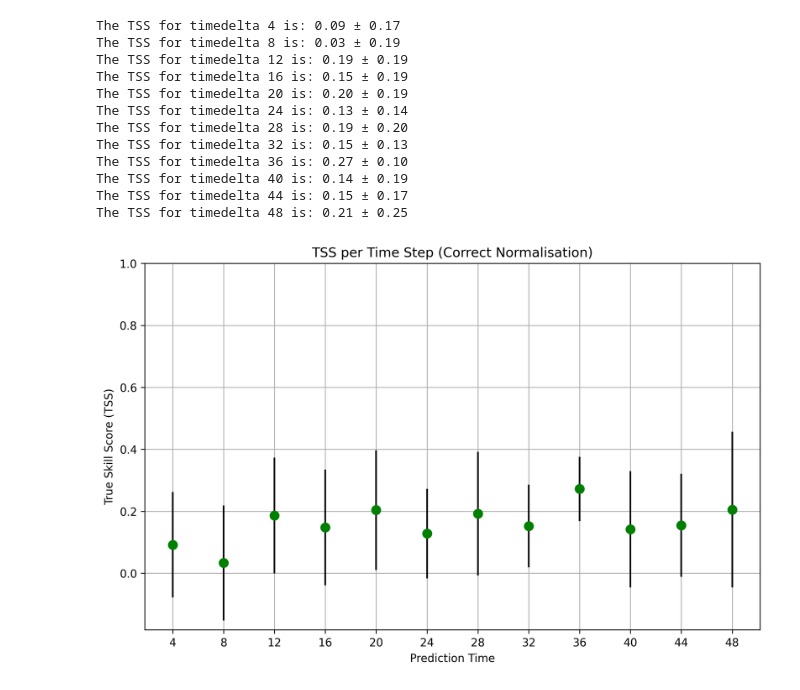
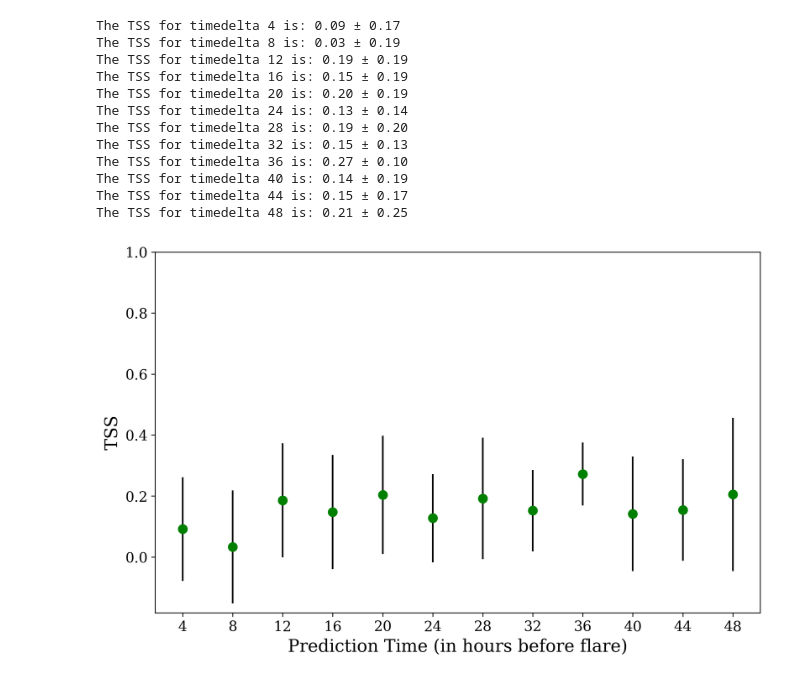
Before and after one commit to nabdeep-patel/flare_cme_association, a Jupyter notebook: Bobra et al. 2016/CME vs Time.ipynb, the cells around one changed output. Drawn from its saved outputs; the diff is of its cells as text; code cells hidden in the pictures.

```diff
--- a/Bobra et al. 2016/CME vs Time.ipynb
+++ b/Bobra et al. 2016/CME vs Time.ipynb
@@ -13,0 +9,13 @@ Drive already mounted at /content/drive; to attempt to forcibly remount, call dr
+# %%
+plt.rcParams.update({
+    "font.family": "serif",
+    "font.size": 14,            # base font size
+    "axes.labelsize": 16,       # x/y labels
+    "axes.titlesize": 17,       # title
+    "xtick.labelsize": 13,
+    "ytick.labelsize": 13,
+    "legend.fontsize": 13,
+    "figure.dpi": 300
+})
+
+plt.figure(figsize=(8, 5))
@@ -58,8 +69,8 @@ TSS_mean_i = []
 TSS_std_i = []
 
 for i in range(4,52,4):
-  positive = pd.read_csv(f"/content/drive/MyDrive/Bobra/Data 2016/positive{i}.csv")
-  negative = pd.read_csv(f"/content/drive/MyDrive/Bobra/Data 2016/negative{i}.csv")
+  positive = pd.read_csv(f"Data 2016/positive{i}.csv")
+  negative = pd.read_csv(f"Data 2016/negative{i}.csv")
 
   positive = positive.drop(["Unnamed: 0","HARPNUM","NOAA","Class","Peak Time"],axis =1)
   negative = negative.drop(["Unnamed: 0","HARPNUM","NOAA","Class","Peak Time"],axis =1)
@@ -132,8 +141,8 @@ TSS_mean_c = []
 TSS_std_c = []
 
 for i in range(4,52,4):
-  positive = pd.read_csv(f"/content/drive/MyDrive/Bobra/Data 2016/positive{i}.csv")
-  negative = pd.read_csv(f"/content/drive/MyDrive/Bobra/Data 2016/negative{i}.csv")
+  positive = pd.read_csv(f"Data 2016/positive{i}.csv")
+  negative = pd.read_csv(f"Data 2016/negative{i}.csv")
 
   positive = positive.drop(["Unnamed: 0","HARPNUM","NOAA","Class","Peak Time"],axis =1)
   negative = negative.drop(["Unnamed: 0","HARPNUM","NOAA","Class","Peak Time"],axis =1)
@@ -186,14 +195,12 @@ The TSS for timedelta 48 is: 0.21 ± 0.25
 # %%
 time_delta = range(4, 52, 4)
 
 plt.figure(figsize=(10, 6), dpi=300)
 plt.errorbar(time_delta, TSS_mean_c, yerr=TSS_std_c, fmt='o', c='black', markerfacecolor='green', markeredgecolor='green', markersize=8)
 plt.xticks(time_delta)
 plt.yticks(np.arange(0, 1.2, 0.2))
-plt.xlabel('Prediction Time')
-plt.ylabel('True Skill Score (TSS)')
-plt.title('TSS per Time Step (Correct Normalisation)')
-plt.grid(True)
+plt.xlabel('Prediction Time (in hours before flare)')
+plt.ylabel('TSS')
 plt.show()
 # %% [output]
-[figure, old version]
+[figure, new version]
```
Also changed, not shown: parts of 3 cells of this notebook, 2 other files.
